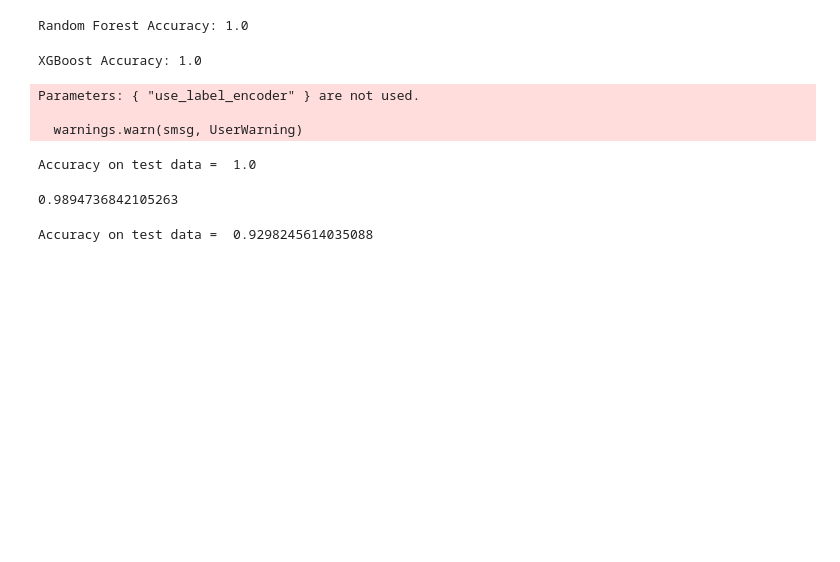
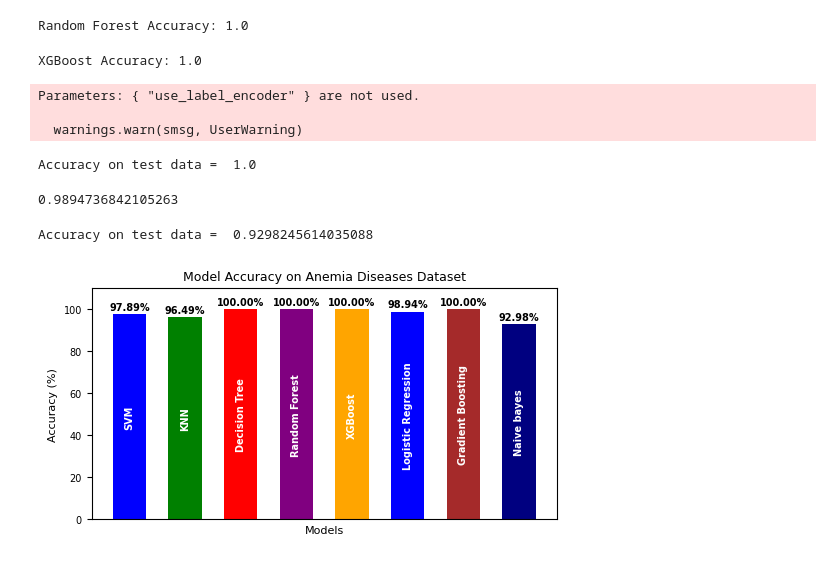
Before and after one commit to uzzal2200/Machine-Learning-Project, a Jupyter notebook: Project 29 Anemia Diseases Prediction/anemia_diseaese_prediction.ipynb, the cells around one changed output. Cells and saved outputs as stored; diff of their text form; code cells hidden in the pictures; blank space fills up the shorter version.

```diff
--- a/Project 29 Anemia Diseases Prediction/anemia_diseaese_prediction.ipynb
+++ b/Project 29 Anemia Diseases Prediction/anemia_diseaese_prediction.ipynb
@@ -200,3 +200,36 @@ print('Accuracy on test data = ', test_data_accuracy)
 # confusion matrix
 # %% [output]
 Accuracy on test data =  0.9298245614035088
+# %%
+import matplotlib.pyplot as plt
+
+# Data
+models = ["SVM", "KNN", "Decision Tree", "Random Forest", "XGBoost", "Logistic Regression", "Gradient Boosting","Naive bayes"]
+accuracy = [97.89, 96.49, 100, 100, 100, 98.94, 100,92.98]
+
+# Plot
+plt.figure(figsize=(6, 3))  # Small figure size
+bars = plt.bar(models, accuracy, color=['blue', 'green', 'red', 'purple', 'orange', 'blue', 'brown','navy'], width=0.6)
+
+# Add model names inside the bars (centered)
+for bar, model in zip(bars, models):
+    plt.text(bar.get_x() + bar.get_width()/2, bar.get_height()/2, model, ha='center', va='center',
+             fontsize=7, fontweight='bold', color='white', rotation=90)  # Rotated for better fit
+
+# Add accuracy values above the bars
+for bar in bars:
+    plt.text(bar.get_x() + bar.get_width()/2, bar.get_height() + 2, f"{bar.get_height():.2f}%",
+             ha='center', fontsize=7, fontweight='bold', color='black')
+
+# Labels and title
+plt.xlabel("Models", fontsize=8)
+plt.ylabel("Accuracy (%)", fontsize=8)
+plt.title("Model Accuracy on Anemia Diseases Dataset", fontsize=9)
+plt.xticks([])  # Remove x-axis labels since names are inside bars
+plt.yticks(fontsize=7)
+plt.ylim(0, 110)  # Set y-axis limit above 100
+
+# Show plot
+plt.show()
+# %% [output]
+[figure, added]
```
Also changed, not shown: 6 other files.
